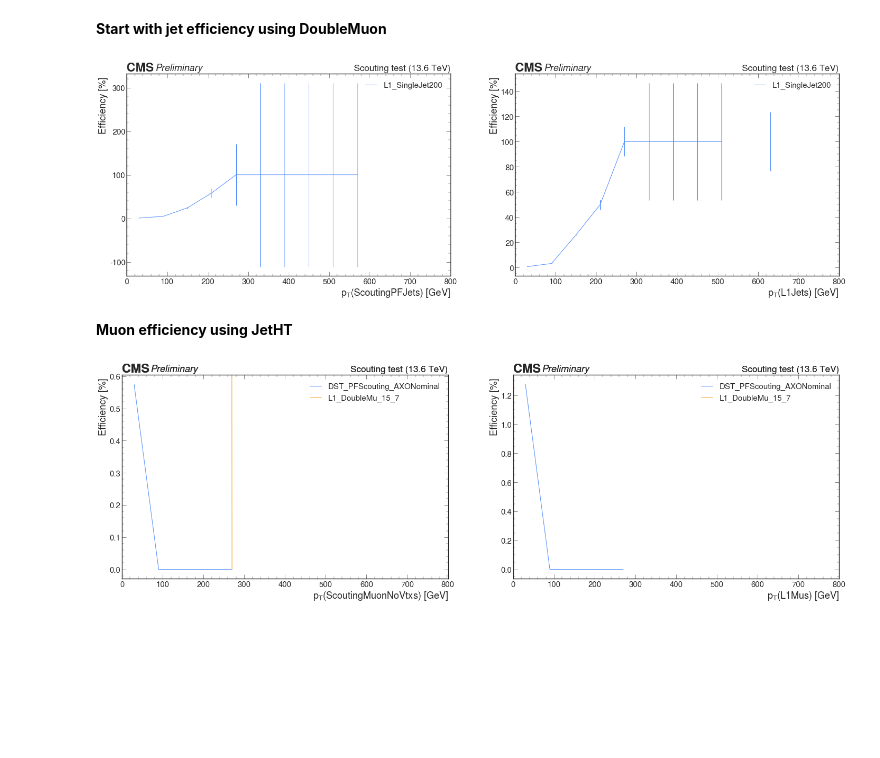
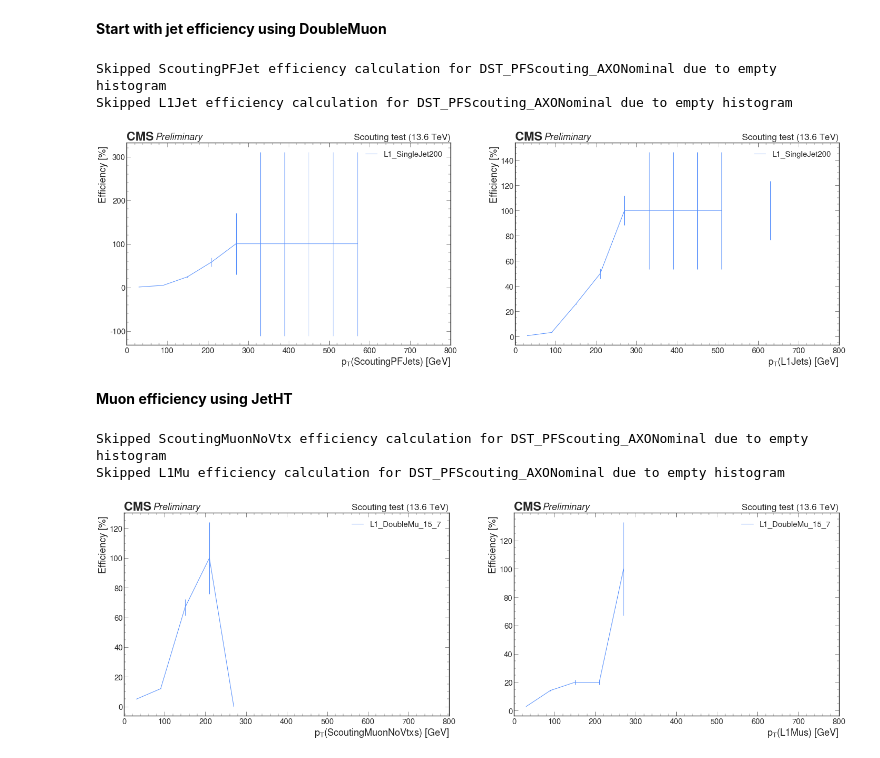
Before and after one commit to ellisonscheuller/coffea_casa, a Jupyter notebook: AXO_Efficiency.ipynb, the cells around one changed output. Cells and saved outputs as stored; diff of their text form; code cells hidden in the pictures; blank space fills up the shorter version.

Commit message:
Debugged empty histograms

```diff
--- a/AXO_Efficiency.ipynb
+++ b/AXO_Efficiency.ipynb
@@ -374,7 +352,7 @@ dataset_test_runnable, dataset_test_updated = preprocess(
 )
 
 
-with open('2024D_data_filelist-scouting_test.json') as json_file:
+with open('2024D_data_filelist.json') as json_file:
     dataset = json.load(json_file)
 
 #dataset_skimmed = {k:v for k,v in dataset.items() if k in ['Scouting_Golden_test']}
@@ -486,47 +464,61 @@ for i, obj in enumerate(objects):
         ortho_hist = getHist(hist_result, histpath+[get_ortho_name(obj,ortho_trig)])
         int_hist = getHist(hist_result, histpath+[get_int_name(obj,int_trig)])
 
-        draw_efficiency(ortho_hist, int_hist, ax[i], label=int_trig, rebin=15, norm=norm)
+        if int_hist.size > 0:
+            draw_efficiency(ortho_hist, int_hist, ax[i], label=int_trig, rebin=15, norm=norm)
 
-        hep.cms.label('Preliminary', ax=ax[i], data=True, lumi=None, year=histpath[0].rstrip('_wScores').replace('_', ' '), com=13.6)
-        ax[i].set_xlim(*xrange[i])
-        ax[i].set_xlabel(f'$p_{{T}}({obj+"s"})$ [GeV]', loc='right')
-        ax[i].set_ylabel(f'Efficiency [%] {" [A.U.]" if norm else ""}', loc='top')
-        ymin, ymax = ax[i].get_ylim()
-        ax[i].set_ylim((ymin,ymax*1))
-        ax[i].legend(loc='upper right')
+            hep.cms.label('Preliminary', ax=ax[i], data=True, lumi=None, year=histpath[0].rstrip('_wScores').replace('_', ' '), com=13.6)
+            ax[i].set_xlim(*xrange[i])
+            ax[i].set_xlabel(f'$p_{{T}}({obj+"s"})$ [GeV]', loc='right')
+            ax[i].set_ylabel(f'Efficiency [%] {" [A.U.]" if norm else ""}', loc='top')
+            ymin, ymax = ax[i].get_ylim()
+            ax[i].set_ylim((ymin,ymax*1))
+            ax[i].legend(loc='upper right')
+
+        else:
+            print(f"Skipped {obj} efficiency calculation for {int_trig} due to empty histogram")
+            continue
 # %% [output]
+Skipped ScoutingPFJet efficiency calculation for DST_PFScouting_AXONominal due to empty histogram
+Skipped L1Jet efficiency calculation for DST_PFScouting_AXONominal due to empty histogram
 [figure]
 # %% [markdown]
 **Muon efficiency using JetHT**
 # %%
 muon_eff = [v for k, v in efficiency_triggers.items() if k.startswith('Muon')]
 muon_eff = muon_eff[0]
 
 norm = False
 objects = ['ScoutingMuonNoVtx', 'L1Mu']
 ortho_trig = muon_eff[0]
 int_trigs = muon_eff[1:]
 
 get_ortho_name = lambda s, suf=None: f'ortho_{obj}_{suf}' if suf else f'ortho_{obj}'
 get_int_name = lambda s, suf=None: f'int_{obj}_{suf}' if suf else f'int_{obj}'
 
 fig, ax = plt.subplots(1, 2, figsize=(35, 10))
 xrange = [(0,800), (0,800)]
 
 for i, obj in enumerate(objects):
     for int_trig in int_trigs:
         ortho_hist = getHist(hist_result, histpath+[get_ortho_name(obj,ortho_trig)])
         int_hist = getHist(hist_result, histpath+[get_int_name(obj,int_trig)])
 
-        draw_efficiency(ortho_hist, int_hist, ax[i], label=int_trig, rebin=15, norm=norm)
+        if int_hist.size > 0:
+            draw_efficiency(ortho_hist, int_hist, ax[i], label=int_trig, rebin=15, norm=norm)
 
-        hep.cms.label('Preliminary', ax=ax[i], data=True, lumi=None, year=histpath[0].rstrip('_wScores').replace('_', ' '), com=13.6)
-        ax[i].set_xlim(*xrange[i])
-        ax[i].set_xlabel(f'$p_{{T}}({obj+"s"})$ [GeV]', loc='right')
-        ax[i].set_ylabel(f'Efficiency [%] {" [A.U.]" if norm else ""}', loc='top')
-        ymin, ymax = ax[i].get_ylim()
-        ax[i].set_ylim((ymin,ymax*1))
-        ax[i].legend(loc='upper right')
+            hep.cms.label('Preliminary', ax=ax[i], data=True, lumi=None, year=histpath[0].rstrip('_wScores').replace('_', ' '), com=13.6)
+            ax[i].set_xlim(*xrange[i])
+            ax[i].set_xlabel(f'$p_{{T}}({obj+"s"})$ [GeV]', loc='right')
+            ax[i].set_ylabel(f'Efficiency [%] {" [A.U.]" if norm else ""}', loc='top')
+            ymin, ymax = ax[i].get_ylim()
+            ax[i].set_ylim((ymin,ymax*1))
+            ax[i].legend(loc='upper right')
+
+        else:
+            print(f"Skipped {obj} efficiency calculation for {int_trig} due to empty histogram")
+            continue
 # %% [output]
+Skipped ScoutingMuonNoVtx efficiency calculation for DST_PFScouting_AXONominal due to empty histogram
+Skipped L1Mu efficiency calculation for DST_PFScouting_AXONominal due to empty histogram
-[figure, old version]
+[figure, new version]
```
Also changed, not shown: parts of 6 cells of this notebook.
